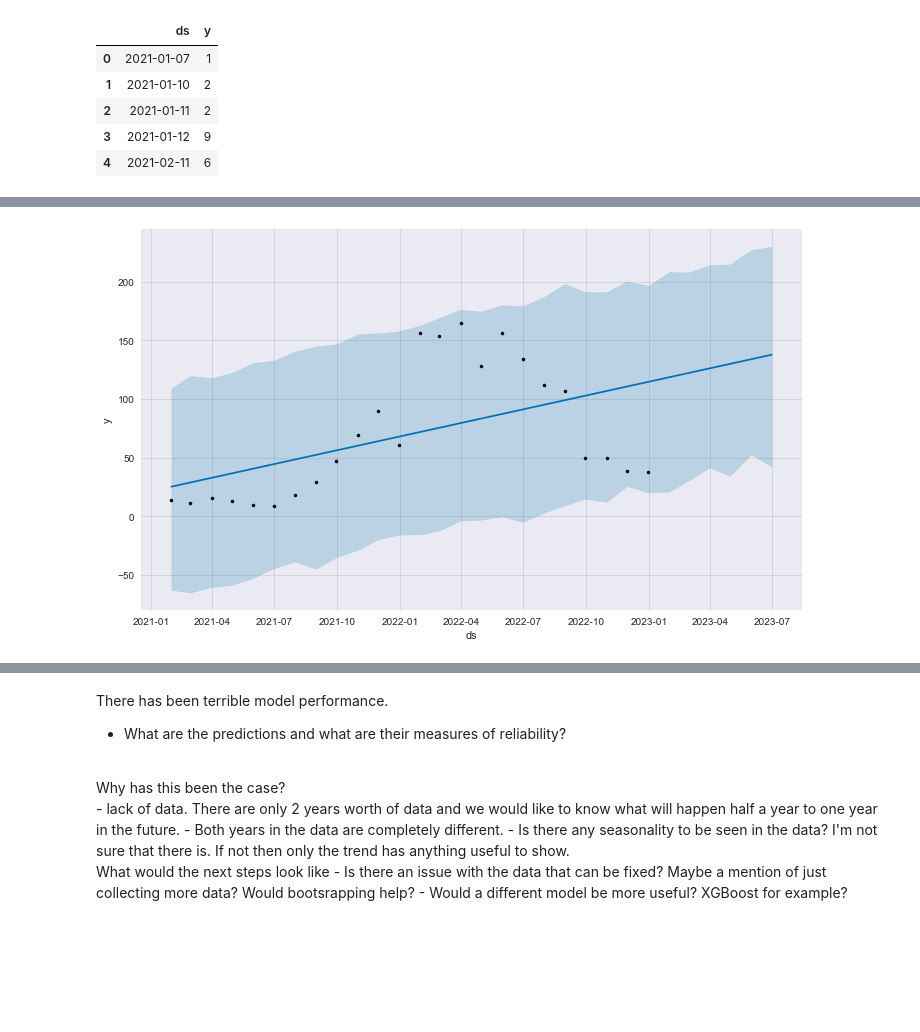
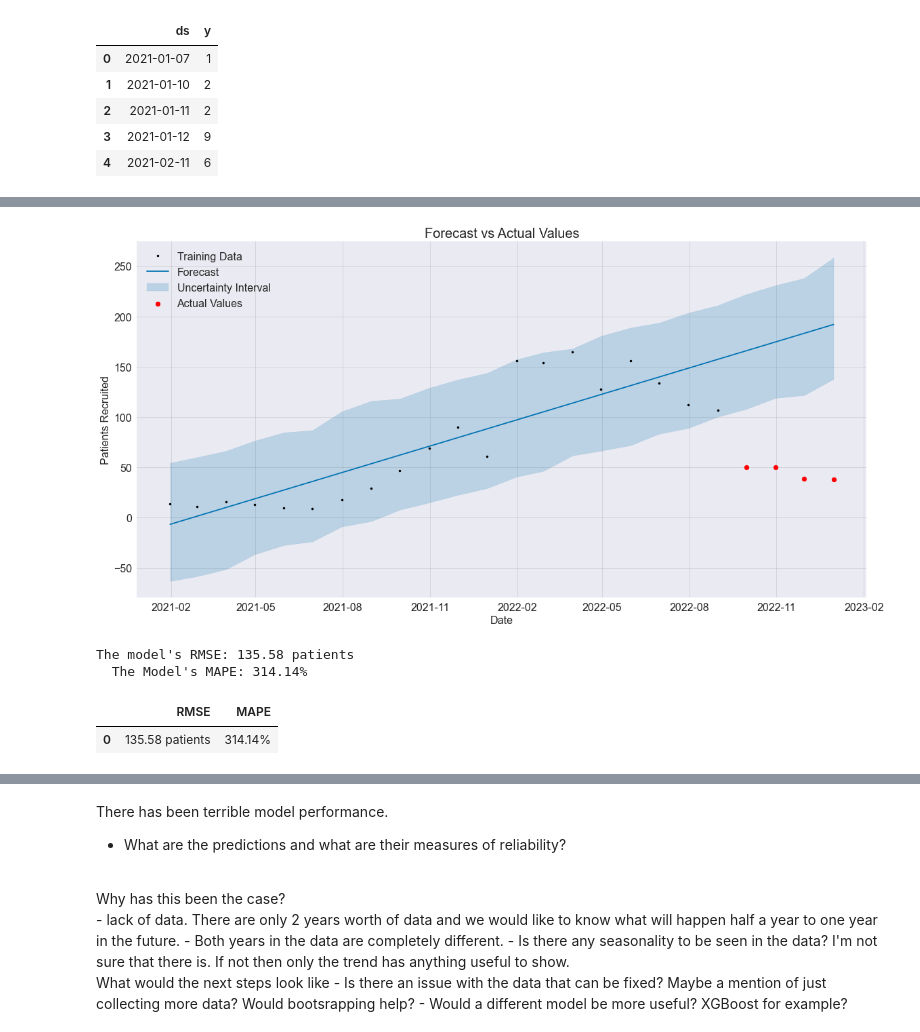
Before and after one commit to Louis-Bad/DACourse_prophet_forecast, a Jupyter notebook: forecasting.ipynb, the cells around one changed output, grey strips where cells are left out. Saved outputs shown, nothing was run; the diff lists cells and outputs as text; code cells hidden in the pictures; blank space fills up the shorter version.

```diff
--- a/forecasting.ipynb
+++ b/forecasting.ipynb
@@ -61,7 +64,7 @@ df.head()
 # %%
 # Creating a train-test split for cross validation
 # Dates start at Jan 2021 and end Dec 2022
-cut_off_date = '2022-06-01'
+cut_off_date = '2022-09-01'
 
 # Splitting the dataset based on the above cut off date
 train_df = df.loc[df['ds'] < cut_off_date]
@@ -71,7 +74,7 @@ test_df = df.loc[df['ds'] >= cut_off_date]
 
 train_df_len = train_df.shape[0]
 test_df_len = test_df.shape[0]
-print(f"length of train :{train_df_len}, length of test: {test_df_len}")
+print(f"length of train :{train_df_len} rows, length of test: {test_df_len} rows")
 print(f"percentage of data = { round((train_df_len/df.shape[0]) *100)}% train / { round((test_df_len/df.shape[0]) *100)}% test")
 print(f"number of months in test: { (test_df['ds'].max() - test_df['ds'].min()) /np.timedelta64(1, 'M') }")
 # %% [output]
@@ -166,17 +118,35 @@ I'll probably want to learn how to intepret the plot and dataframe that prophet
 # %%
 # Create an instance of an 'empty' model
-m2 = Prophet(interval_width=0.95)
+m = Prophet(interval_width=0.95)
 
 # Train the model
-modelx = m2.fit(df_monthly)
+model = m.fit(train_df_monthly)
 
 # Creating the future dates to forecast
-future_dates = modelx.make_future_dataframe(periods=6, freq='M')
-future_dates
+future_dates = model.make_future_dataframe(periods=4, freq='M')
 
 # Forecasting output
-forecast = modelx.predict(future_dates)
-modelx.plot(forecast)
+forecast = model.predict(future_dates)
+
+# Plot the forecast
+fig = model.plot(forecast, xlabel='Date', ylabel='Patients Recruited', figsize=(16,8))
+
+# Add aesthitic changes
+ax = fig.gca()
+ax.set_title("Forecast vs Actual Values", size=20)
+ax.set_xlabel("Date", size=16)
+ax.set_ylabel("Patients Recruited", size=16)
+ax.tick_params(axis="x", labelsize=16)
+ax.tick_params(axis="y", labelsize=16)
+
+# Plot the actual values
+actual_vals = plt.scatter(test_df_monthly['ds'], test_df_monthly['y'], facecolor='red')
+
+
+# Legend
+plt.legend(['Training Data', 'Forecast', 'Uncertainty Interval', 'Actual Values'],
+           loc=2,
+           fontsize=16)
 
 plt.show()
 # %% [output]
@@ -185 +155,30 @@ plt.show()
-[figure, old version]
+[figure, new version]
+# %%
+# Calculating Performance Metrics
+
+# Lists of predicted values and actual values
+y_hat = forecast['yhat'][-4:]
+actual = test_df_monthly['y']
+
+# RMSE
+mse = mean_squared_error(y_true=actual, y_pred=y_hat)
+rmse = sqrt(mse) # this is the average amount the model is off by, returned in the same units of measure as the dependent variable
+
+# MAPE
+mape = mean_absolute_percentage_error(y_true=actual, y_pred=y_hat) # a value between 0-1 equates to 0%-100%
+
+print(f'The model\'s RMSE: {np.round(rmse, 2)} patients \n  The Model\'s MAPE: {np.round(mape*100, 2)}%')
+# %% [output]
+The model's RMSE: 135.58 patients
+  The Model's MAPE: 314.14%
+# %%
+# Table of performance metrics
+mape_str = str(np.round(mape*100, 2)) + '%'
+rmse_str = str(np.round(rmse, 2)) + ' patients'
+
+performance_df = pd.DataFrame({'RMSE':[rmse_str], 'MAPE': [mape_str]})
+
+performance_df
+# %% [output]
+|  | RMSE | MAPE |
+| 0 | 135.58 patients | 314.14% |
```
Also changed, not shown: parts of 15 cells of this notebook.
